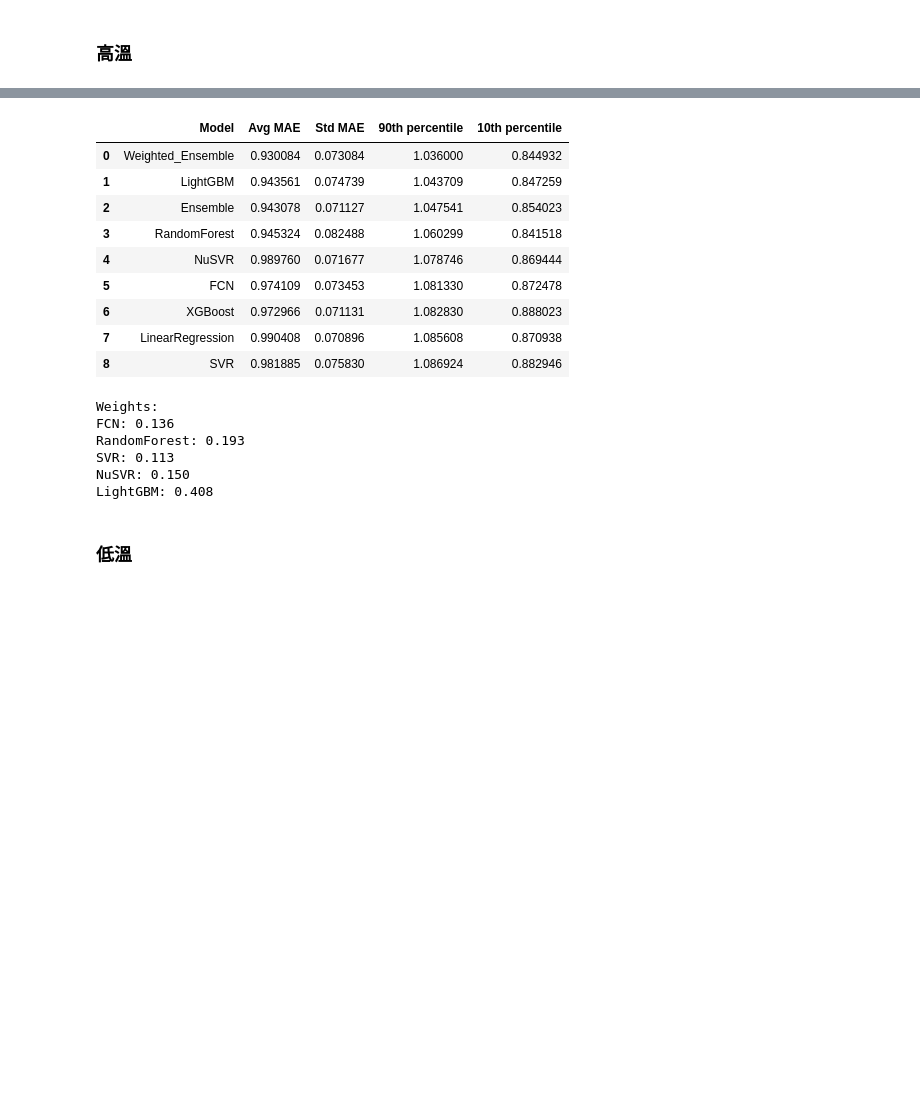
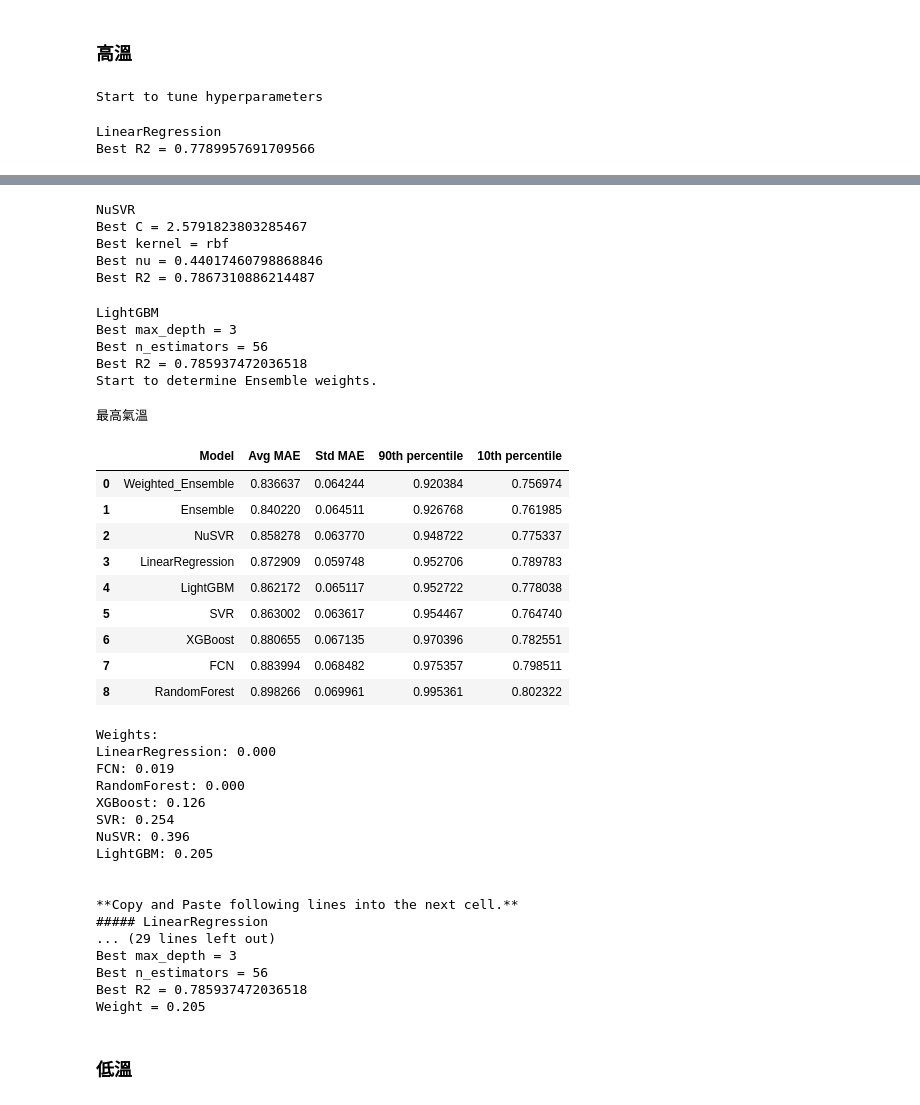
Before and after one commit to skyjadel/Taipower, a Jupyter notebook: Hyper parameter Tunning and Ensemble Weighting.ipynb, the cells around one changed output, grey strips where cells are left out. Saved outputs shown, nothing was run; the diff lists cells and outputs as text; code cells hidden in the pictures; blank space fills up the shorter version.

```diff
--- a/Hyper parameter Tunning and Ensemble Weighting.ipynb
+++ b/Hyper parameter Tunning and Ensemble Weighting.ipynb
@@ -83,7 +84,7 @@ data_path = './historical/data/'
 
 # 資料的開始與結束日期
 start_date = '2023-01-01'
-end_date = '2024-09-20'
+end_date = '2024-10-15'
 
 train_model_path = f'./trained_model_parameters/model_meta_{end_date}/'
 # %%
@@ -97,7 +98,7 @@ speed_test = False
 #
 # Note: 如果指定的路徑當中沒有相應的 meta.json 檔，程式將會無視這邊的設定而進行計算
 #---------------------------------------------------------------------------------
-rerun_all_calculation = False
+rerun_all_calculation = True
 dont_run_any_calculation = False
 
 
@@ -207,12 +228,15 @@ def get_XY(data_df, Y_feature, X_features=None, hours=[str(i) for i in range(0,
             X_cols += date_related_cols
     else:
         for col in data_df.columns:
+            #print(col)
             if target == 'obs':
                 dash_splited = col.split('預報_')
             elif target == 'pwd':
                 dash_splited = col.split('_')
+            #print(dash_splited)
             if len(dash_splited) >= 2:
-                if dash_splited[0] in X_features and (target=='pwd' or dash_splited[1] in hours):
+                #if dash_splited[0] in X_features and (target=='pwd' or dash_splited[1] in hours):
+                if dash_splited[0] in X_features:
                     X_cols.append(col)
             else:
                 if col in date_related_cols and col in X_features:
@@ -664,7 +688,7 @@ def flow_control(Y_feature, model_xcols, data_df, mode='regressor', speed_test=F
                                                    Y_feature=Y_feature, mode=mode, n_iters=n_iters, fit_wind_square=fit_wind_square)
         print(Y_feature)
         display(df)
-        df.to_csv(f'{this_model_path}predict_MAE.df', index=False, encoding='utf-8-sig')
+        df.to_csv(f'{this_model_path}predict_MAE.csv', index=False, encoding='utf-8-sig')
         print('Weights:')
         for i, k in enumerate(model_hyperparameters_dict.keys()):
             print(f'{k}: {optimal_weights[k]:.3f}')
@@ -856,14 +904,17 @@ FCN: 0.017
 # %%
 Y_feature = '最高氣溫'
 model_xcols = {
-    'LinearRegression': ['溫度'],
-    'FCN': ['溫度'],
-    'RandomForest': ['溫度'],
-    'XGBoost': ['溫度'],
-    'SVR': ['溫度'],
-    'NuSVR': ['溫度'],
-    'LightGBM': ['溫度'],
+    'LinearRegression': ['溫度', 'Town'],
+    'FCN': ['溫度', 'Town'],
+    'RandomForest': ['溫度', 'Town'],
+    'XGBoost': ['溫度', 'Town'],
+    'SVR': ['溫度', 'Town'],
+    'NuSVR': ['溫度', 'Town'],
+    'LightGBM': ['溫度', 'Town'],
 }
 
 flow_control(Y_feature, model_xcols, forecast_obs_df, speed_test=speed_test)
 # %% [output]
+Start to tune hyperparameters
+LinearRegression
+Best R2 = 0.7789957691709566
@@ -870,19 +937,41 @@ flow_control(Y_feature, model_xcols, forecast_obs_df, speed_test=speed_test)
+NuSVR
+Best C = 2.5791823803285467
+Best kernel = rbf
+Best nu = 0.44017460798868846
+Best R2 = 0.7867310886214487
+LightGBM
+Best max_depth = 3
+Best n_estimators = 56
+Best R2 = 0.785937472036518
+Start to determine Ensemble weights.
+最高氣溫
 |  | Model | Avg MAE | Std MAE | 90th percentile | 10th percentile |
-| 0 | Weighted_Ensemble | 0.930084 | 0.073084 | 1.036000 | 0.844932 |
-| 1 | LightGBM | 0.943561 | 0.074739 | 1.043709 | 0.847259 |
-| 2 | Ensemble | 0.943078 | 0.071127 | 1.047541 | 0.854023 |
-| 3 | RandomForest | 0.945324 | 0.082488 | 1.060299 | 0.841518 |
-| 4 | NuSVR | 0.989760 | 0.071677 | 1.078746 | 0.869444 |
-| 5 | FCN | 0.974109 | 0.073453 | 1.081330 | 0.872478 |
-| 6 | XGBoost | 0.972966 | 0.071131 | 1.082830 | 0.888023 |
-| 7 | LinearRegression | 0.990408 | 0.070896 | 1.085608 | 0.870938 |
-| 8 | SVR | 0.981885 | 0.075830 | 1.086924 | 0.882946 |
+| 0 | Weighted_Ensemble | 0.836637 | 0.064244 | 0.920384 | 0.756974 |
+| 1 | Ensemble | 0.840220 | 0.064511 | 0.926768 | 0.761985 |
+| 2 | NuSVR | 0.858278 | 0.063770 | 0.948722 | 0.775337 |
+| 3 | LinearRegression | 0.872909 | 0.059748 | 0.952706 | 0.789783 |
+| 4 | LightGBM | 0.862172 | 0.065117 | 0.952722 | 0.778038 |
+| 5 | SVR | 0.863002 | 0.063617 | 0.954467 | 0.764740 |
+| 6 | XGBoost | 0.880655 | 0.067135 | 0.970396 | 0.782551 |
+| 7 | FCN | 0.883994 | 0.068482 | 0.975357 | 0.798511 |
+| 8 | RandomForest | 0.898266 | 0.069961 | 0.995361 | 0.802322 |
-Weights:
-FCN: 0.136
-RandomForest: 0.193
-SVR: 0.113
-NuSVR: 0.150
-LightGBM: 0.408
+Weights:
+LinearRegression: 0.000
+FCN: 0.019
+RandomForest: 0.000
+XGBoost: 0.126
+SVR: 0.254
+NuSVR: 0.396
+LightGBM: 0.205
+
+
+**Copy and Paste following lines into the next cell.**
+##### LinearRegression
+... (29 lines left out)
+Best max_depth = 3
+Best n_estimators = 56
+Best R2 = 0.785937472036518
+Weight = 0.205
 # %% [markdown]
 ### 低溫
 # %%
```
Also changed, not shown: parts of 13 cells of this notebook, 1 other file.
